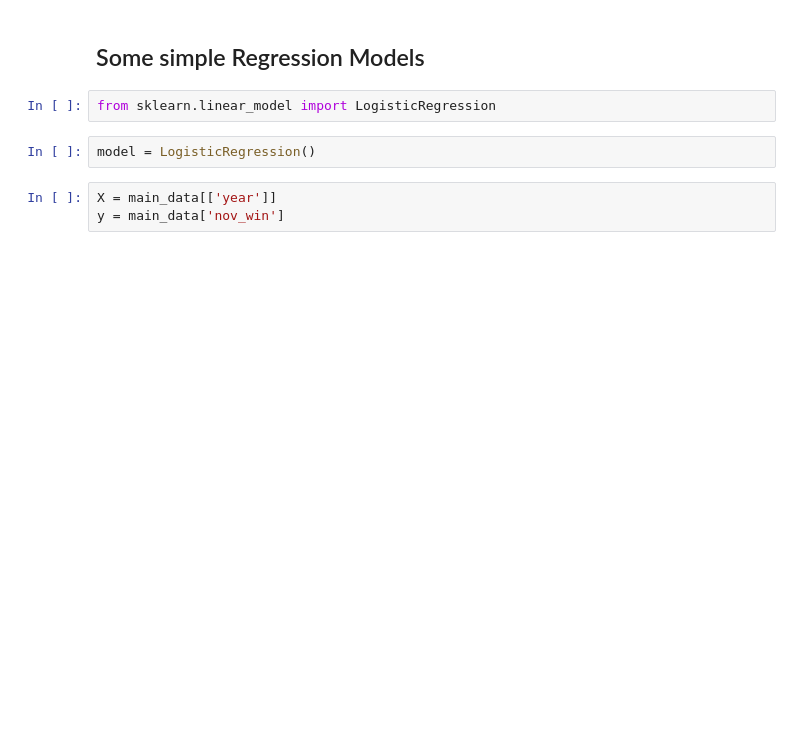
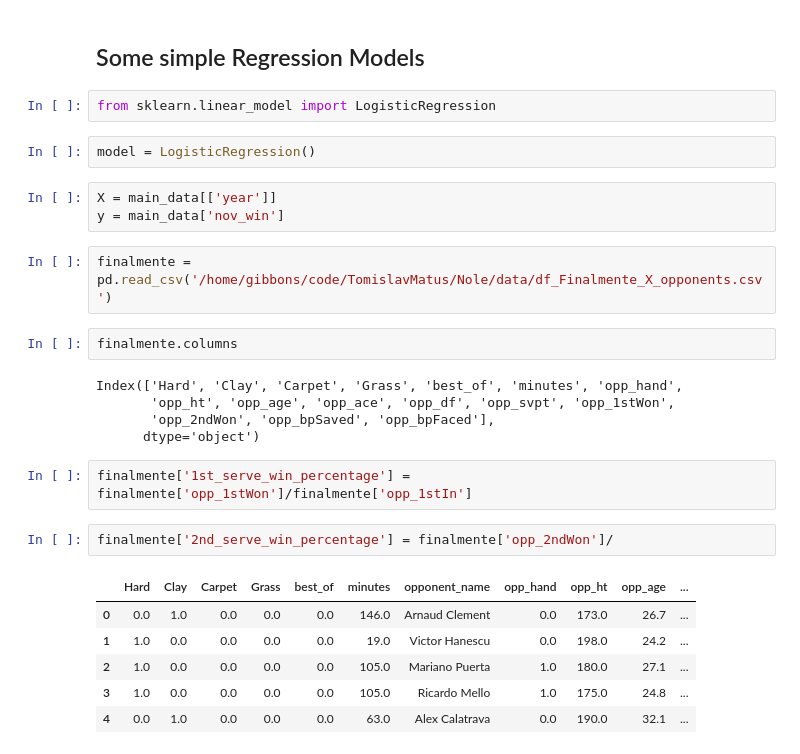
Before and after one commit to TomislavMatus/Nole, a Jupyter notebook: notebooks/big_ass_df.ipynb, the cells around one changed output. Drawn from its saved outputs; the diff is of its cells as text; blank space fills up the shorter version.

```diff
--- a/notebooks/big_ass_df.ipynb
+++ b/notebooks/big_ass_df.ipynb
@@ -470,3 +470,23 @@ model = LogisticRegression()
 # %%
 X = main_data[['year']]
 y = main_data['nov_win']
+# %%
+finalmente = pd.read_csv('/home/gibbons/code/TomislavMatus/Nole/data/df_Finalmente_X_opponents.csv')
+# %%
+finalmente.columns
+# %% [output]
+Index(['Hard', 'Clay', 'Carpet', 'Grass', 'best_of', 'minutes', 'opp_hand',
+       'opp_ht', 'opp_age', 'opp_ace', 'opp_df', 'opp_svpt', 'opp_1stWon',
+       'opp_2ndWon', 'opp_bpSaved', 'opp_bpFaced'],
+      dtype='object')
+# %%
+finalmente['1st_serve_win_percentage'] = finalmente['opp_1stWon']/finalmente['opp_1stIn']
+# %%
+finalmente['2nd_serve_win_percentage'] = finalmente['opp_2ndWon']/
+# %% [output]
+|  | Hard | Clay | Carpet | Grass | best_of | minutes | opponent_name | opp_hand | opp_ht | opp_age | ... |
+| 0 | 0.0 | 1.0 | 0.0 | 0.0 | 0.0 | 146.0 | Arnaud Clement | 0.0 | 173.0 | 26.7 | ... |
+| 1 | 1.0 | 0.0 | 0.0 | 0.0 | 0.0 | 19.0 | Victor Hanescu | 0.0 | 198.0 | 24.2 | ... |
+| 2 | 1.0 | 0.0 | 0.0 | 0.0 | 0.0 | 105.0 | Mariano Puerta | 1.0 | 180.0 | 27.1 | ... |
+| 3 | 1.0 | 0.0 | 0.0 | 0.0 | 0.0 | 105.0 | Ricardo Mello | 1.0 | 175.0 | 24.8 | ... |
+| 4 | 0.0 | 1.0 | 0.0 | 0.0 | 0.0 | 63.0 | Alex Calatrava | 0.0 | 190.0 | 32.1 | ... |
```
Also changed, not shown: parts of 56 cells of this notebook, 7 other files.
